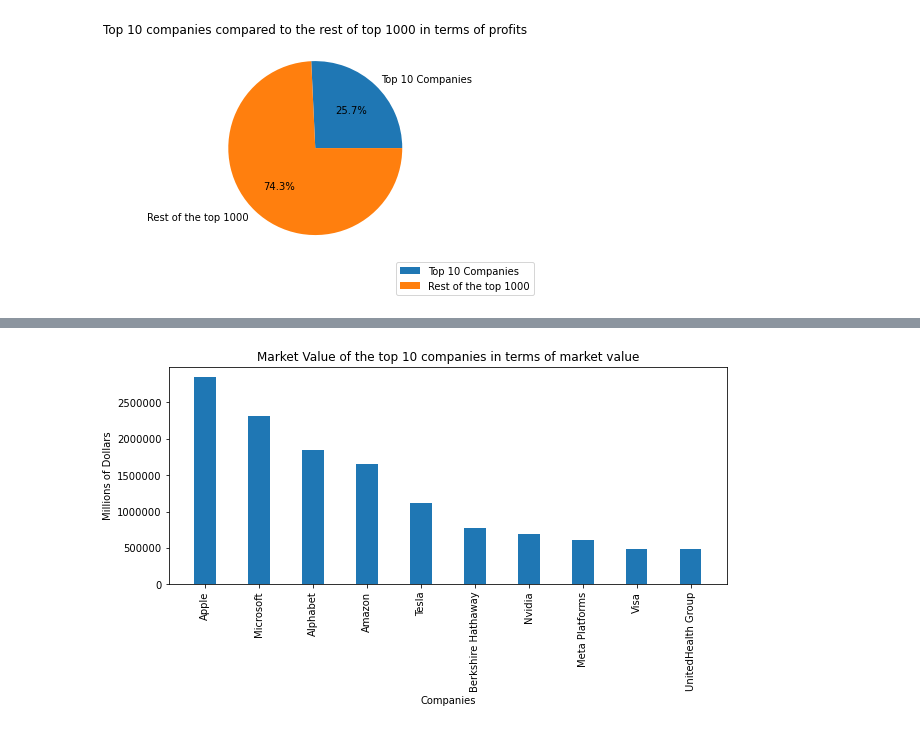
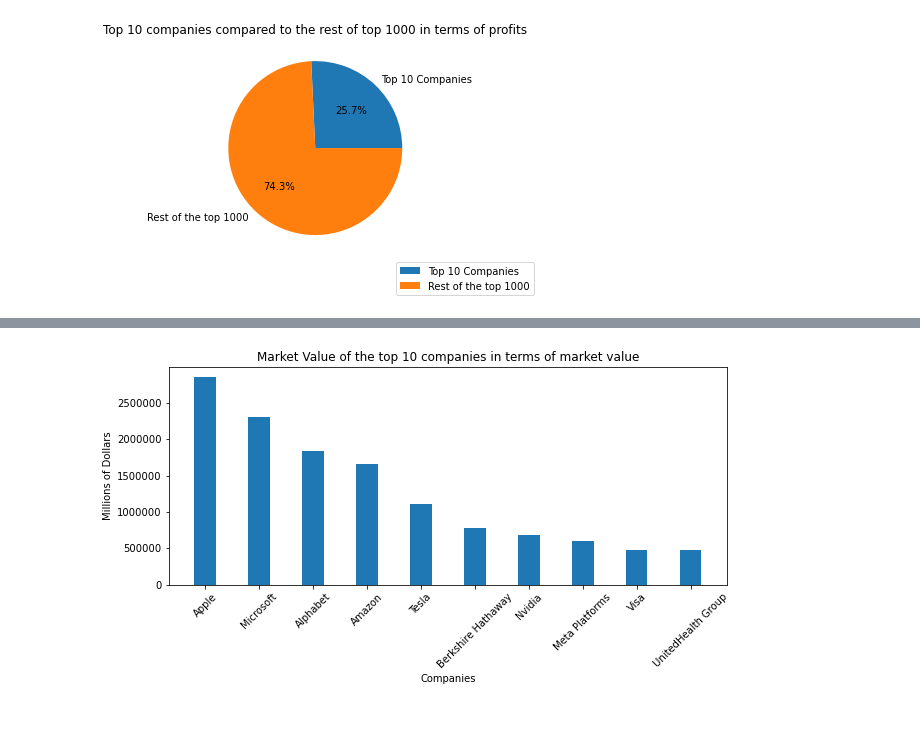
Before and after one commit to aronnicksnts/kaggle-projects, a Jupyter notebook: Fortune Top 1000 Companies by Revenue 2022/Fortune Top 1000 Revenue Analysis.ipynb, the cells around one changed output, grey strips where cells are left out. Drawn from its saved outputs; the diff is of its cells as text; code cells hidden in the pictures.

```diff
--- a/Fortune Top 1000 Companies by Revenue 2022/Fortune Top 1000 Revenue Analysis.ipynb
+++ b/Fortune Top 1000 Companies by Revenue 2022/Fortune Top 1000 Revenue Analysis.ipynb
@@ -144,15 +144,15 @@ plt.show()
 # %%
 df = df.sort_values(by=['market_value'], ascending=False)
 numCompanies = 10
 x_axis = np.arange(numCompanies)
 fig, ax = plt.subplots(figsize=(10,4))
 plt.bar(x_axis, df['market_value'].head(numCompanies), 0.4)
 ax.ticklabel_format(style='plain')
-plt.xticks(x_axis, df['name'].head(numCompanies), rotation=90)
+plt.xticks(x_axis, df['name'].head(numCompanies), rotation=45)
 plt.xlabel("Companies")
 plt.ylabel("Millions of Dollars")
 plt.title(f"Market Value of the top {numCompanies} companies in terms of market value")
 plt.savefig("Images\\BC_Top10 Market Value.jpg", dpi= 300, bbox_inches = "tight")
 plt.show()
 # %% [output]
-[figure, old version]
+[figure, new version]
```
Also changed, not shown: parts of 12 cells of this notebook, 1 other file.
